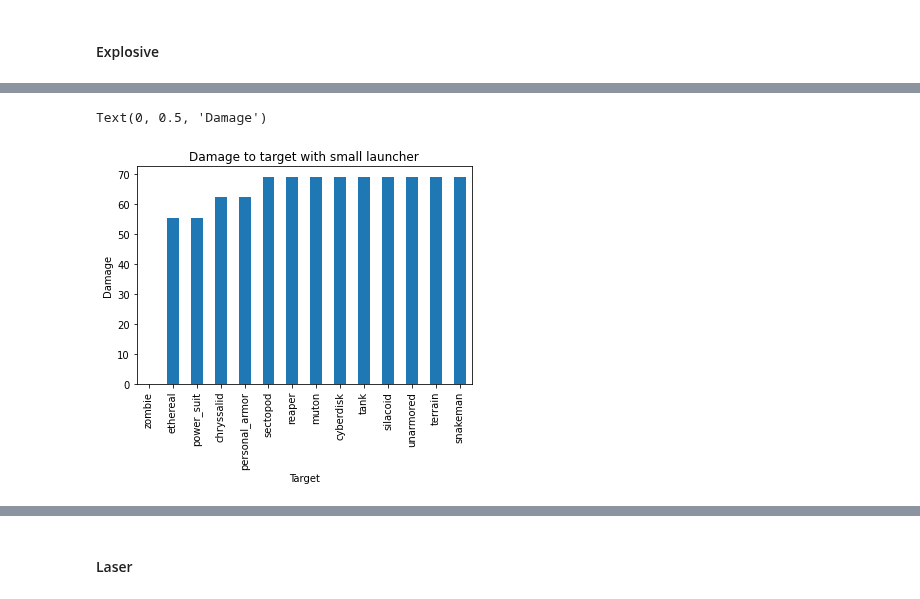
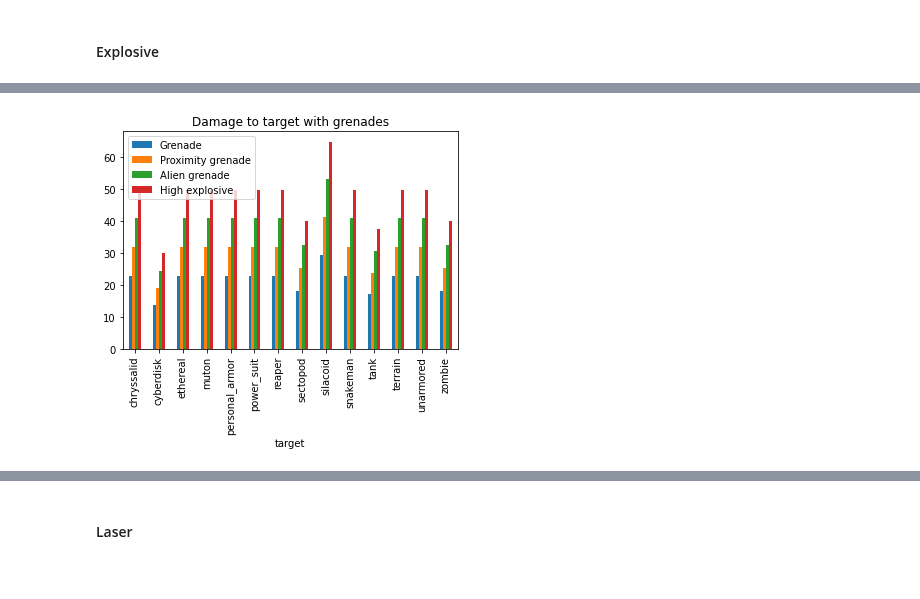
Before and after one commit to Bernardo-MG/xcom-analysis-jupyter-notebook, a Jupyter notebook: enemy_unknown/weapon_analysis.ipynb, the cells around one changed output, grey strips where cells are left out. Saved outputs shown, nothing was run; the diff lists cells and outputs as text; code cells hidden in the pictures.

```diff
--- a/enemy_unknown/weapon_analysis.ipynb
+++ b/enemy_unknown/weapon_analysis.ipynb
@@ -571,7 +509,8 @@ Text(0, 0.5, 'Damage')
-# %%
-ax = weapon_damages_targets.loc[ "small_launcher" , : ].plot.bar(title="Damage to target with small launcher", legend=False)
-ax.set_xlabel("Target")
-ax.set_ylabel("Damage")
-# %% [output]
-Text(0, 0.5, 'Damage')
-[figure, removed]
+# %%
+weapon_damages_targets_grenade = weapon_damages_targets.loc[ ["grenade", "proximity_grenade", "alien_grenade", "high_explosive"] ]
+weapon_damages_targets_grenade = weapon_damages_targets_grenade.swaplevel().unstack()
+weapon_damages_targets_grenade = weapon_damages_targets_grenade.sort_values(by=["target"])
+ax = weapon_damages_targets_grenade.plot.bar(title="Damage to target with grenades")
+ax.legend(["Grenade", "Proximity grenade", "Alien grenade", "High explosive"]);
+# %% [output]
+[figure, added]
```
Also changed, not shown: parts of 53 cells of this notebook.
